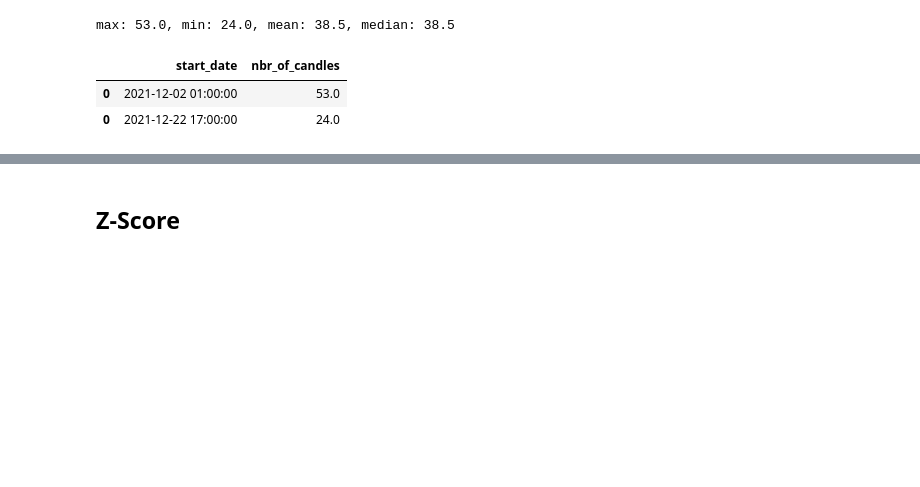
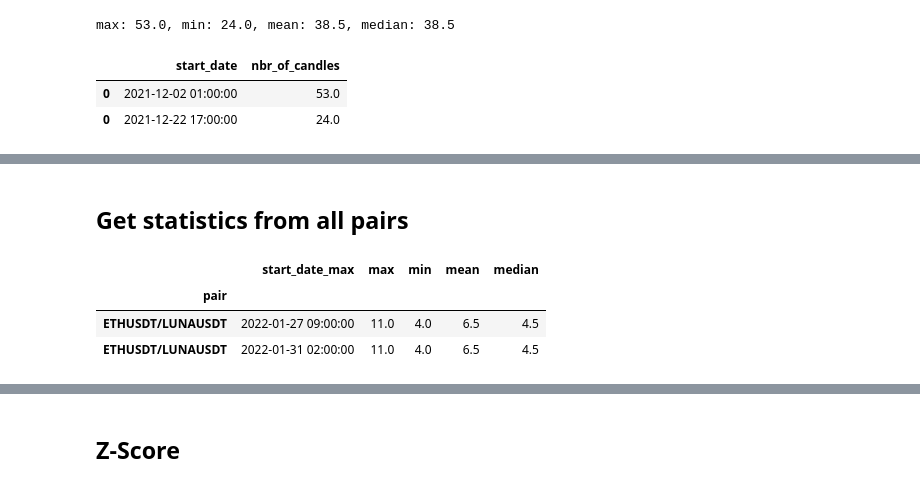
Before and after one commit to walidarbtg/cointegration, a Jupyter notebook: Rolling Cointegration.ipynb, the cells around one changed output, grey strips where cells are left out. Cells and saved outputs as stored; diff of their text form; code cells hidden in the pictures; blank space fills up the shorter version.

Commit message:
Do rolling cointegration for multiple pairs, get stats for each

```diff
--- a/Rolling Cointegration.ipynb
+++ b/Rolling Cointegration.ipynb
@@ -18,7 +21,7 @@ import scipy.stats as stats
 ## Import Data
 # %%
 # Import Data
-assets = ['BTCUSDT', 'ETHUSDT', 'LUNAUSDT', 'SOLUSDT', 'BTCBUSD', 'FTMUSDT', 'GALAUSDT', 'NEARUSDT', 'AVAXUSDT', '1000SHIBUSDT', 'SANDUSDT', 'WAVESUSDT', 'ETHBUSD', 'ADAUSDT', 'XRPUSDT', 'RUNEUSDT', 'BNBUSDT', 'ATOMUSDT', 'MATICUSDT', 'DOTUSDT', 'MANAUSDT', 'LINKUSDT', 'KNCUSDT', 'AXSUSDT', 'DOGEUSDT', 'LTCUSDT', 'CRVUSDT', 'FILUSDT', 'ONEUSDT']
+assets = ['BTCUSDT', 'ETHUSDT', 'LUNAUSDT', 'SOLUSDT', 'FTMUSDT', 'GALAUSDT', 'NEARUSDT', 'AVAXUSDT', '1000SHIBUSDT', 'SANDUSDT', 'WAVESUSDT', 'ADAUSDT', 'XRPUSDT', 'RUNEUSDT', 'BNBUSDT', 'ATOMUSDT', 'MATICUSDT', 'DOTUSDT', 'MANAUSDT', 'LINKUSDT', 'KNCUSDT', 'AXSUSDT', 'DOGEUSDT', 'LTCUSDT', 'CRVUSDT', 'FILUSDT', 'ONEUSDT']
 data = {}
 prices = {}
 
@@ -127,0 +135,31 @@ max: 53.0, min: 24.0, mean: 38.5, median: 38.5
+# %%
+def consecutive_candles_coint_pairs(selected_assets, max_lookback, rolling_lookback):
+    consecutive_candles = {}
+
+    # pairs loop
+    counter = 0
+    # no duplicates and no same asset pair
+    total_pairs = int((len(selected_assets) * len(selected_assets) - len(selected_assets)) / 2)
+    for asset_a in selected_assets:
+        for asset_b in selected_assets:
+            if asset_a != asset_b and '{}/{}'.format(asset_b, asset_a) not in consecutive_candles.keys():
+                counter += 1
+                print("Calculating pair {} of {}".format(counter, total_pairs))
+                consecutive_candles['{}/{}'.format(asset_a, asset_b)] = rolling_coint_consecutive_candles(asset_a, asset_b, prices, max_lookback, rolling_lookback)
+
+    print('Done')
+    return consecutive_candles
+# %%
+assets = ['BTCUSDT', 'ETHUSDT', 'LUNAUSDT', 'SOLUSDT', 'FTMUSDT', 'GALAUSDT', 'NEARUSDT', 'AVAXUSDT', '1000SHIBUSDT', 'SANDUSDT', 'WAVESUSDT', 'ADAUSDT', 'XRPUSDT', 'RUNEUSDT', 'BNBUSDT', 'ATOMUSDT', 'MATICUSDT', 'DOTUSDT', 'MANAUSDT', 'LINKUSDT', 'KNCUSDT', 'AXSUSDT', 'DOGEUSDT', 'LTCUSDT', 'CRVUSDT', 'FILUSDT', 'ONEUSDT']
+assets_old = ['BTCUSDT', 'ETHUSDT', 'LTCUSDT', 'XRPUSDT', 'ADAUSDT']
+assets_L1 = ['ETHUSDT', 'LUNAUSDT', 'SOLUSDT', 'AVAXUSDT', 'FTMUSDT', 'ATOMUSDT']
+assets_metaverse = ['GALAUSDT', 'SANDUSDT', 'MANAUSDT', 'AXSUSDT']
+
+# params
+max_lookback = 2160
+rolling_lookback = 24*10
+
+# run
+metaverse_df = consecutive_candles_coint_pairs(assets_metaverse, max_lookback, rolling_lookback)
+L1_df = consecutive_candles_coint_pairs(assets_L1, max_lookback, rolling_lookback)
+legacy_df = consecutive_candles_coint_pairs(assets_old, max_lookback, rolling_lookback)
@@ -127,0 +184,2 @@ max: 53.0, min: 24.0, mean: 38.5, median: 38.5
+# %% [markdown]
+## Get statistics from all pairs
@@ -127,0 +231,7 @@ max: 53.0, min: 24.0, mean: 38.5, median: 38.5
+# %%
+pairs['L1'].loc['ETHUSDT/LUNAUSDT']
+# %% [output]
+|  | start_date_max | max | min | mean | median |
+| pair |  |  |  |  |  |
+| ETHUSDT/LUNAUSDT | 2022-01-27 09:00:00 | 11.0 | 4.0 | 6.5 | 4.5 |
+| ETHUSDT/LUNAUSDT | 2022-01-31 02:00:00 | 11.0 | 4.0 | 6.5 | 4.5 |
```
Also changed, not shown: parts of 8 cells of this notebook, 1 other file.
